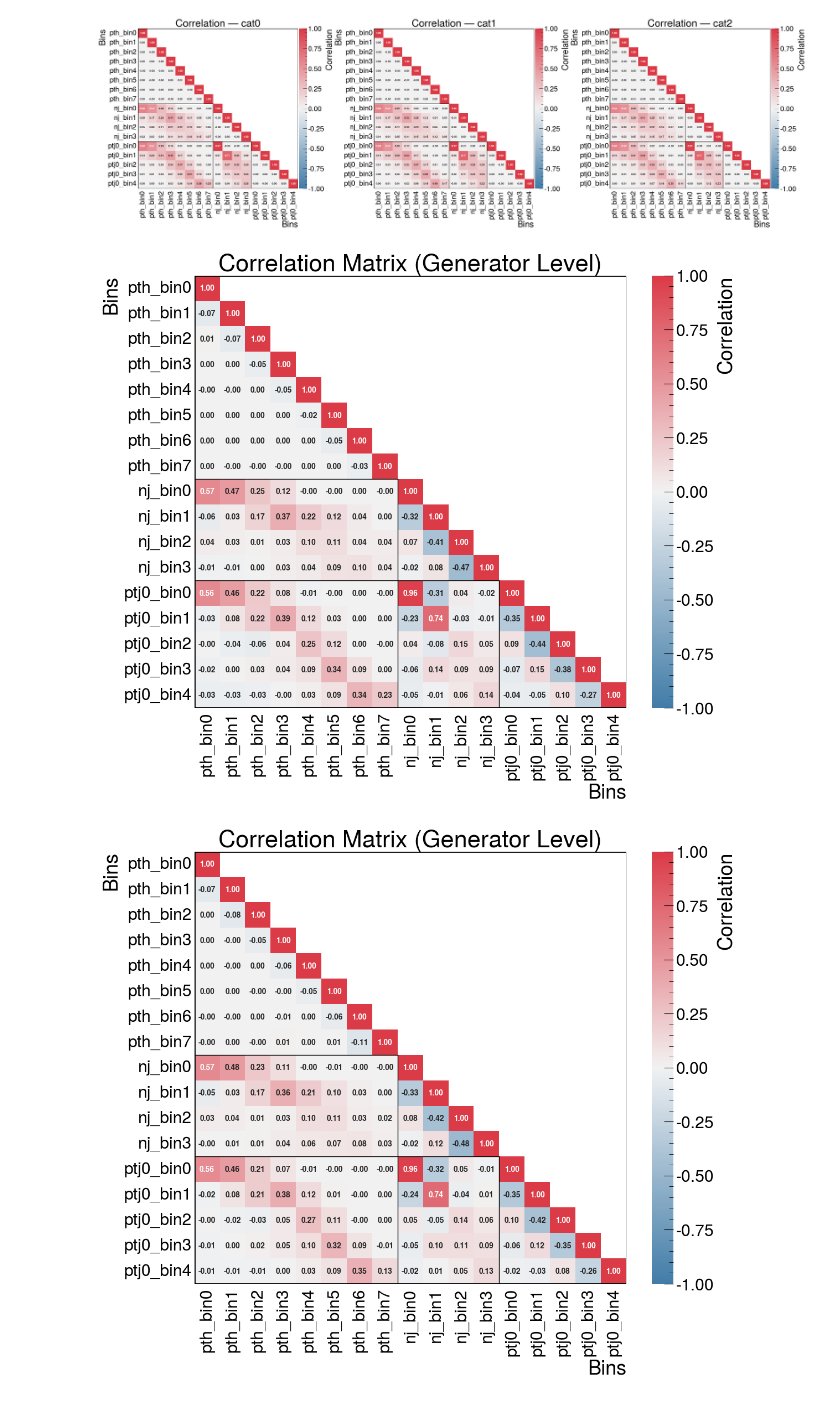
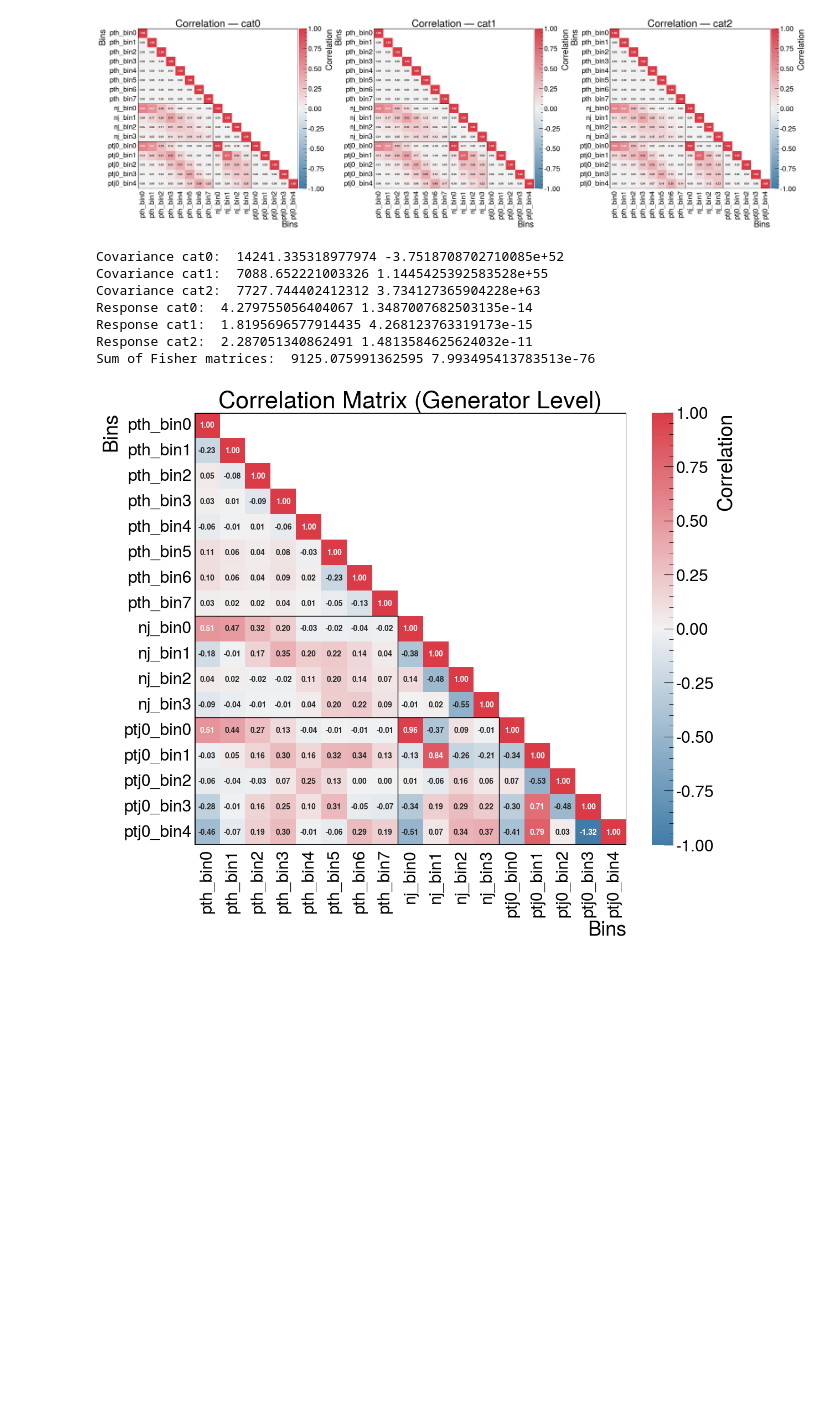
Before and after one commit to AlessandroTarabini/matrix_ATLAS, a Jupyter notebook: correlation_matrix.ipynb, the cells around one changed output. Cells and saved outputs as stored; diff of their text form; code cells hidden in the pictures; blank space fills up the shorter version.

```diff
--- a/correlation_matrix.ipynb
+++ b/correlation_matrix.ipynb
@@ -135,6 +205,7 @@ for ax, cat in zip(axes_cov.flat, CAT):
     ax.set_ylabel("Bins")
     _decorate_matrix_ax(ax, cov_plot.shape[0])
 
+plt.savefig("cov_matrix_perCategory.pdf", bbox_inches="tight")
 plt.show()
 
 # 2) Correlation matrices (one panel per category)
@@ -143,7 +214,8 @@ if nc == 1:
     axes_corr = np.array([axes_corr])
 
 for ax, cat in zip(axes_corr.flat, CAT):
-    cmat = corr[cat]
+    # cmat = corr[cat]
+    cmat = corr_from_cov(cov[cat])
     corr_mask = np.triu(np.ones_like(cmat, dtype=bool), k=1)
     sns.heatmap(
         cmat,
@@ -164,6 +236,7 @@ for ax, cat in zip(axes_corr.flat, CAT):
     ax.set_ylabel("Bins")
     _decorate_matrix_ax(ax, cmat.shape[0])
 
+plt.savefig("cor_matrix_perCategory.pdf", bbox_inches="tight")
 plt.show()
 # %% [output]
 [figure]
@@ -258,8 +299,8 @@ fisher_cat = {}
 
 for cat in CAT:
     r = resp[cat]
-    fisher_cat[cat] = r.T @ invert_matrix(regularize_spd(cov[cat])) @ r # With regularization of the covariance matrix before inversion
-    # fisher_cat[cat] = r.T @ invert_matrix(cov[cat]) @ r # With regularization of the covariance matrix before inversion
+    fisher_cat[cat] = r.T @ invert_matrix(cov[cat]) @ r # Without regularization of the covariance matrix before inversion
+    # fisher_cat[cat] = r.T @ invert_matrix(tikhonov_regularize_for_inversion(cov[cat])[0]) @ r # With Tikhonov regularization before inversion
 
 ## Correlations per category
 cov_gen_cat_0 = invert_matrix(fisher_cat["cat0"])
@@ -269,5 +310,33 @@ corr_gen_cat_0 = compute_corr(cov_gen_cat_0)
 corr_gen_cat_1 = compute_corr(cov_gen_cat_1)
 corr_gen_cat_2 = compute_corr(cov_gen_cat_2)
 
+## Correlations per category using the formula without inversion of the correlation matrix
+cov_gen_noinv_cat_0 = invert_matrix(r) @ cov["cat0"] @ invert_matrix(r).T
+cov_gen_noinv_cat_1 = invert_matrix(r) @ cov["cat1"] @ invert_matrix(r).T
+cov_gen_noinv_cat_2 = invert_matrix(r) @ cov["cat2"] @ invert_matrix(r).T
+corr_gen_noinv_cat_0 = compute_corr(cov_gen_noinv_cat_0)
+corr_gen_noinv_cat_1 = compute_corr(cov_gen_noinv_cat_1)
+corr_gen_noinv_cat_2 = compute_corr(cov_gen_noinv_cat_2)
+
+## Correlations summing the three categories
 cov_gen = invert_matrix(fisher_cat["cat0"] + fisher_cat["cat1"] + fisher_cat["cat2"])
+# cov_gen = invert_matrix(tikhonov_regularize_for_inversion(fisher_cat["cat0"] + fisher_cat["cat1"] + fisher_cat["cat2"]))
 corr_gen = compute_corr(cov_gen)
+
+####################################################################################################
+# Checking the condition number of the various matrices
+print("Covariance cat0: ", np.linalg.cond(cov["cat0"]), np.linalg.det(cov["cat0"]))
+print("Covariance cat1: ", np.linalg.cond(cov["cat1"]), np.linalg.det(cov["cat1"]))
+print("Covariance cat2: ", np.linalg.cond(cov["cat2"]), np.linalg.det(cov["cat2"]))
+print("Response cat0: ", np.linalg.cond(resp["cat0"]), np.linalg.det(resp["cat0"]))
+print("Response cat1: ", np.linalg.cond(resp["cat1"]), np.linalg.det(resp["cat1"]))
+print("Response cat2: ", np.linalg.cond(resp["cat2"]), np.linalg.det(resp["cat2"]))
+print("Sum of Fisher matrices: ", np.linalg.cond(fisher_cat["cat0"] + fisher_cat["cat1"] + fisher_cat["cat2"]), np.linalg.det(fisher_cat["cat0"] + fisher_cat["cat1"] + fisher_cat["cat2"]))
+# %% [output]
+Covariance cat0:  14241.335318977974 -3.7518708702710085e+52
+Covariance cat1:  7088.652221003326 1.1445425392583528e+55
+Covariance cat2:  7727.744402412312 3.734127365904228e+63
+Response cat0:  4.279755056404067 1.3487007682503135e-14
+Response cat1:  1.8195696577914435 4.268123763319173e-15
+Response cat2:  2.287051340862491 1.4813584625624032e-11
+Sum of Fisher matrices:  9125.075991362595 7.993495413783513e-76
@@ -306,9 +362,13 @@ def plot_corr(_corr_gen):
 # %%
-plot_corr(corr_gen_cat_0)
-plot_corr(corr_gen_cat_1)
-plot_corr(corr_gen_cat_2)
-
+# plot_corr(corr_gen_cat_0)
+# plot_corr(corr_gen_noinv_cat_0)
+# print("--------------------------------")
+# plot_corr(corr_gen_cat_1)
+# plot_corr(corr_gen_noinv_cat_1)
+# print("--------------------------------")
+# plot_corr(corr_gen_cat_2)
+# plot_corr(corr_gen_noinv_cat_2)
+# print("--------------------------------")
 plot_corr(corr_gen)
 # %% [output]
-[figure, old version]
+[figure, new version]
-[figure, removed]
```
Also changed, not shown: parts of 32 cells of this notebook, 3 other files.
